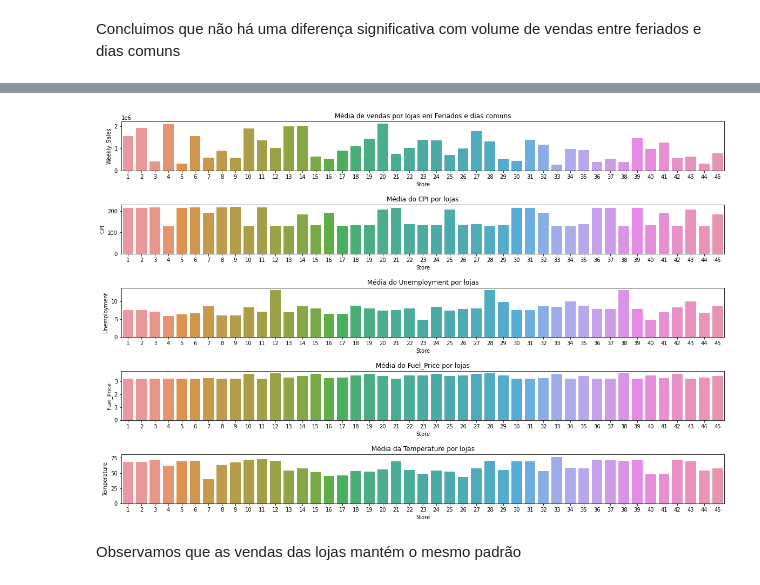
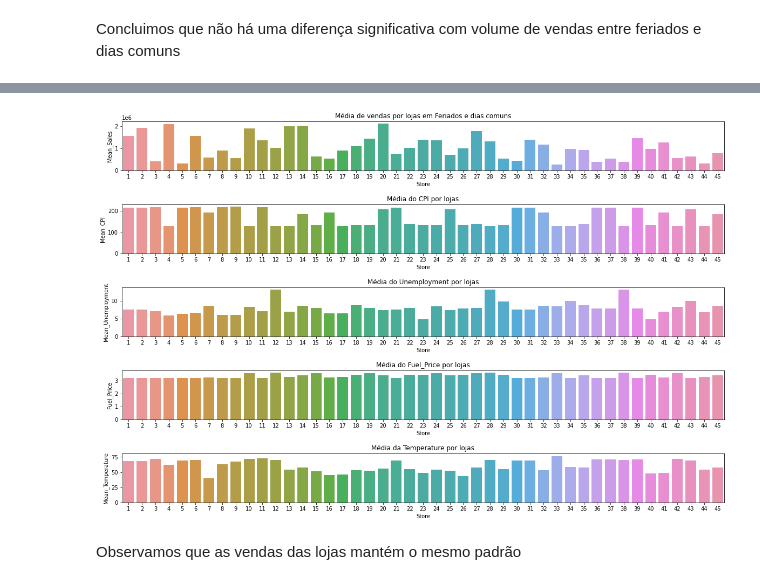
Before and after one commit to GingerLeh/deliverable-2, a Jupyter notebook: Deliverable2_grupo21_dex04.ipynb, the cells around one changed output, grey strips where cells are left out. Saved outputs shown, nothing was run; the diff lists cells and outputs as text; code cells hidden in the pictures.

```diff
--- a/Deliverable2_grupo21_dex04.ipynb
+++ b/Deliverable2_grupo21_dex04.ipynb
@@ -259,3 +253,5 @@ df.describe()
+# %%
+df_loja.rename(columns = {'Weekly_Sales':'Mean_Sales','Temperature':'Mean_Temperature','CPI':'Mean_CPI','Unemployment':'Mean_Unemployment'}, inplace = True)
 # %% [markdown]
 Criando o Dataframe df_corr que será usado para verificar a correlação de colunas elegíveis para correlação
 
@@ -512,29 +497,29 @@ df_loja
 # %%
 plt.figure(figsize=(20,13))
 plt.subplots_adjust(hspace = 0.7)
 plt.subplot(5,1,1)
-sns.barplot(x='Store', y='Weekly_Sales', data=df_loja)
+sns.barplot(x='Store', y='Mean_Sales', data=df_loja)
 plt.title('Média de vendas por lojas em Feriados e dias comuns')
 
 plt.subplot(5,1,2)
-sns.barplot(x='Store', y='CPI', data=df_loja)
+sns.barplot(x='Store', y='Mean_CPI', data=df_loja)
 plt.title('Média do CPI por lojas')
 
 plt.subplot(5,1,3)
-sns.barplot(x='Store', y='Unemployment', data=df_loja)
+sns.barplot(x='Store', y='Mean_Unemployment', data=df_loja)
 plt.title('Média do Unemployment por lojas')
 
 plt.subplot(5,1,4)
 sns.barplot(x='Store', y='Fuel_Price', data=df_loja)
 plt.title('Média do Fuel_Price por lojas')
 
 plt.subplot(5,1,5)
-sns.barplot(x='Store', y='Temperature', data=df_loja)
+sns.barplot(x='Store', y='Mean_Temperature', data=df_loja)
 plt.title('Média da Temperature por lojas')
 
 plt.show()
 # %% [output]
-[figure, old version]
+[figure, new version]
 # %% [markdown]
 Observamos que as vendas das lojas mantém o mesmo padrão
 # %% [markdown]
```
Also changed, not shown: parts of 54 cells of this notebook.
